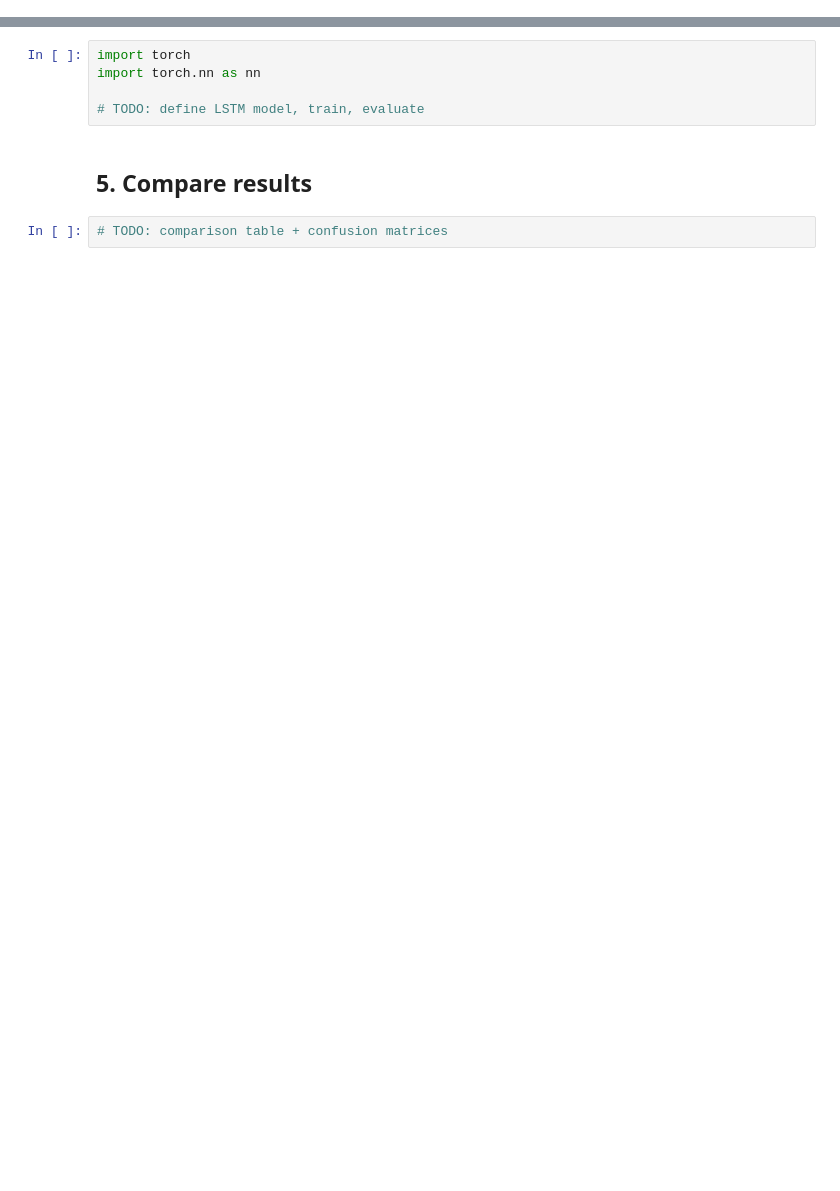
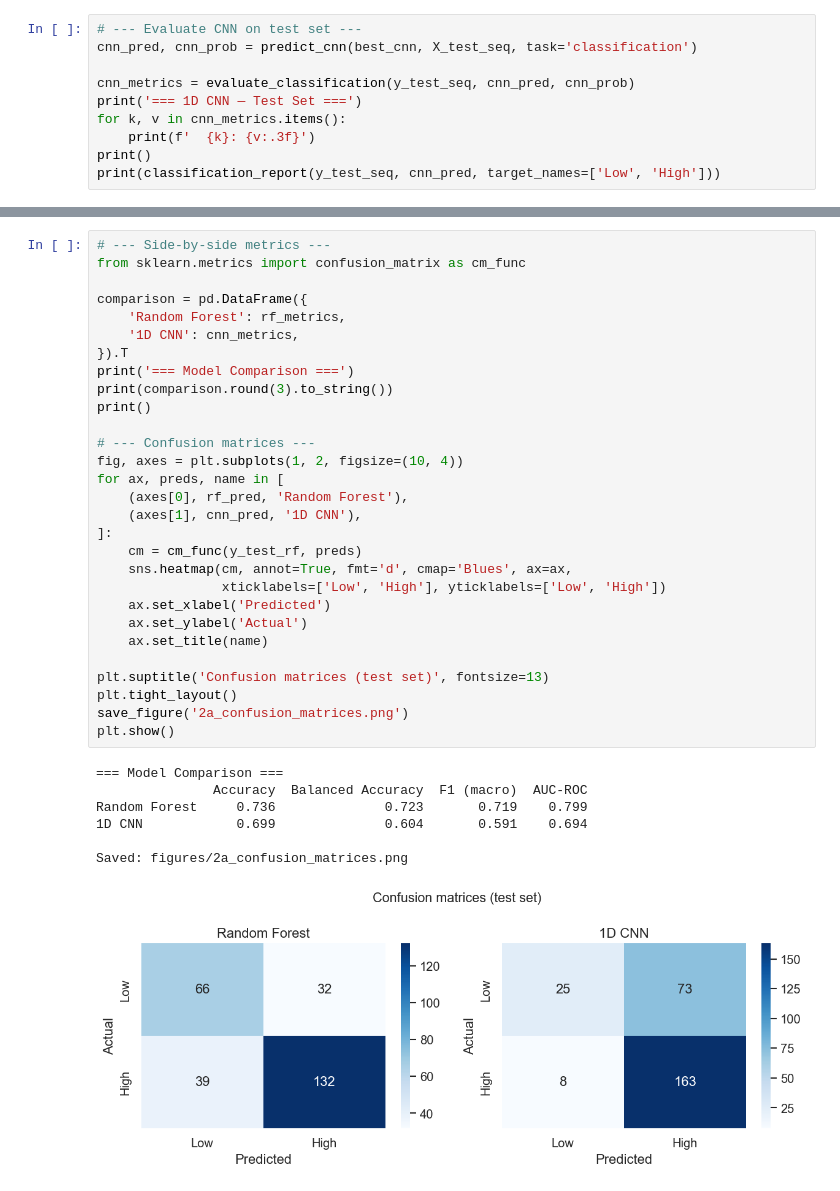
Before and after one commit to MatteoPostiferi999/DataMiningAssignment1, a Jupyter notebook: notebooks/2a_classification.ipynb, the cells around one changed output, grey strips where cells are left out. Saved outputs shown, nothing was run; the diff lists cells and outputs as text; blank space fills up the shorter version.

```diff
--- a/notebooks/2a_classification.ipynb
+++ b/notebooks/2a_classification.ipynb
@@ -36,0 +293,10 @@ from sklearn.model_selection import GridSearchCV
+# %%
+# --- Evaluate CNN on test set ---
+cnn_pred, cnn_prob = predict_cnn(best_cnn, X_test_seq, task='classification')
+
+cnn_metrics = evaluate_classification(y_test_seq, cnn_pred, cnn_prob)
+print('=== 1D CNN — Test Set ===')
+for k, v in cnn_metrics.items():
+    print(f'  {k}: {v:.3f}')
+print()
+print(classification_report(y_test_seq, cnn_pred, target_names=['Low', 'High']))
@@ -39,9 +321,37 @@ from sklearn.model_selection import GridSearchCV
-# %%
-import torch
-import torch.nn as nn
-
-# TODO: define LSTM model, train, evaluate
-# %% [markdown]
-## 5. Compare results
-# %%
-# TODO: comparison table + confusion matrices
+# %%
+# --- Side-by-side metrics ---
+from sklearn.metrics import confusion_matrix as cm_func
+
+comparison = pd.DataFrame({
+    'Random Forest': rf_metrics,
+    '1D CNN': cnn_metrics,
+}).T
+print('=== Model Comparison ===')
+print(comparison.round(3).to_string())
+print()
+
+# --- Confusion matrices ---
+fig, axes = plt.subplots(1, 2, figsize=(10, 4))
+for ax, preds, name in [
+    (axes[0], rf_pred, 'Random Forest'),
+    (axes[1], cnn_pred, '1D CNN'),
+]:
+    cm = cm_func(y_test_rf, preds)
+    sns.heatmap(cm, annot=True, fmt='d', cmap='Blues', ax=ax,
+                xticklabels=['Low', 'High'], yticklabels=['Low', 'High'])
+    ax.set_xlabel('Predicted')
+    ax.set_ylabel('Actual')
+    ax.set_title(name)
+
+plt.suptitle('Confusion matrices (test set)', fontsize=13)
+plt.tight_layout()
+save_figure('2a_confusion_matrices.png')
+plt.show()
+# %% [output]
+=== Model Comparison ===
+               Accuracy  Balanced Accuracy  F1 (macro)  AUC-ROC
+Random Forest     0.736              0.723       0.719    0.799
+1D CNN            0.699              0.604       0.591    0.694
+
+Saved: figures/2a_confusion_matrices.png
+[figure, added]
```
Also changed, not shown: parts of 24 cells of this notebook, 4 other files.
